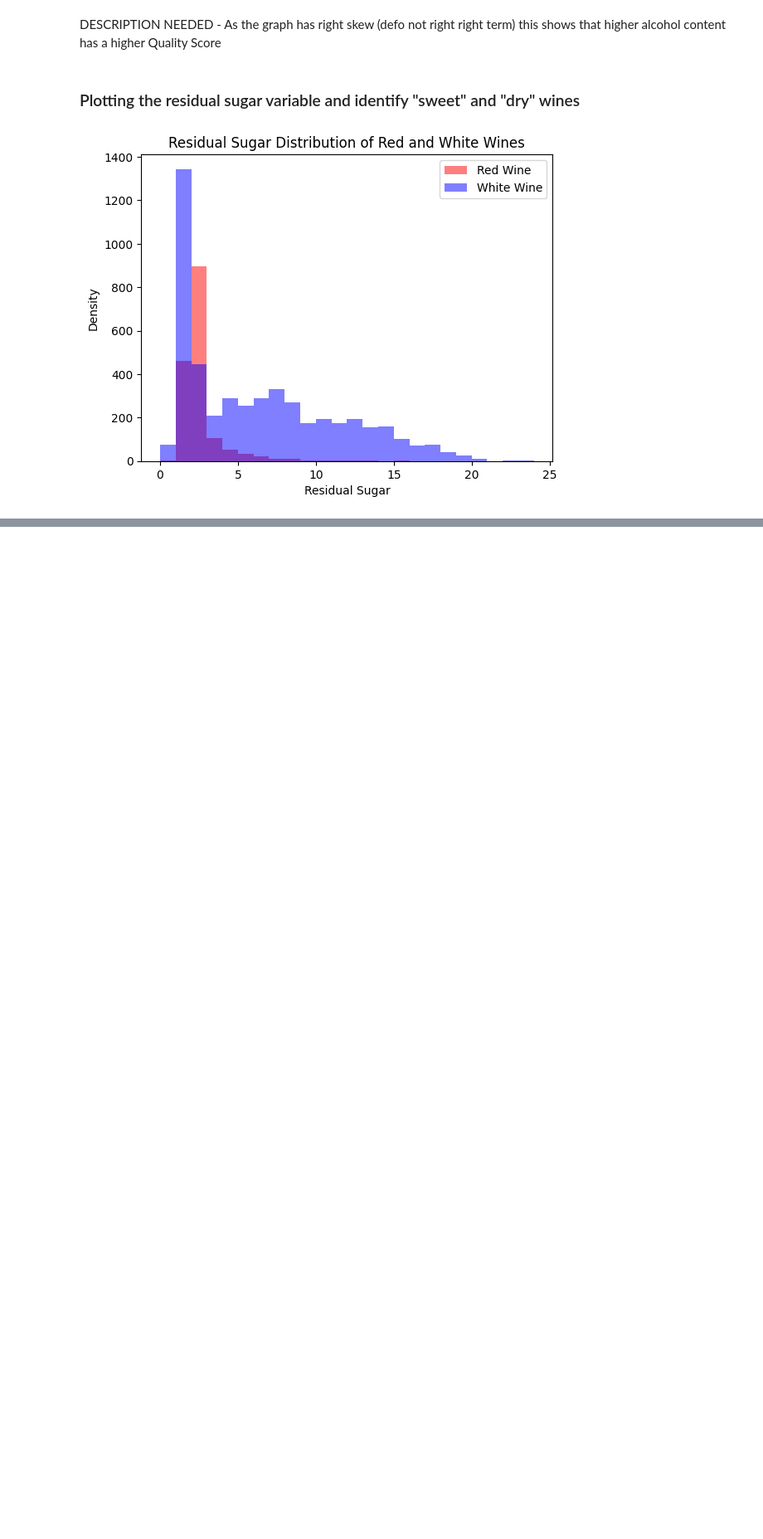
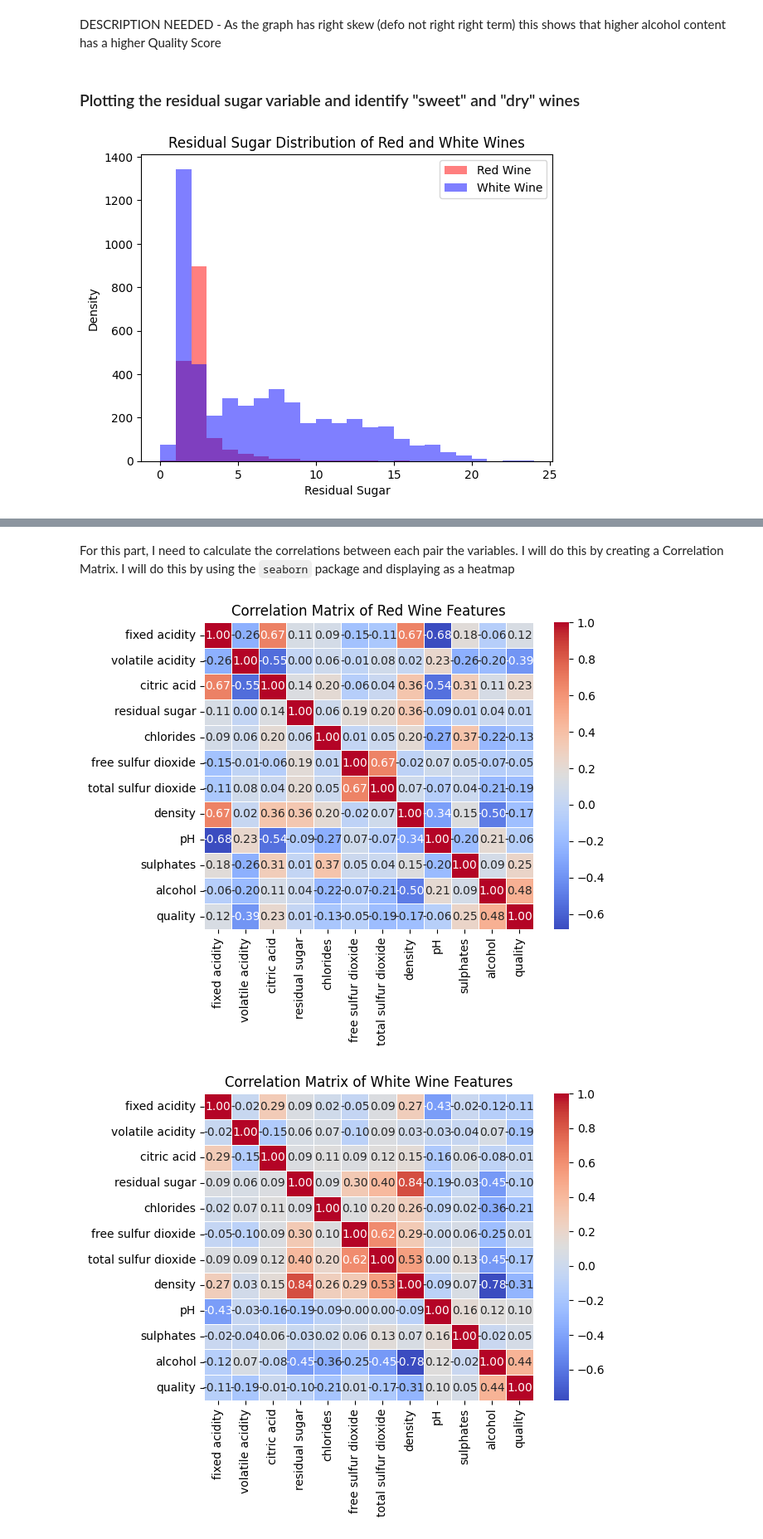
Before and after one commit to LeoGaunt/csc2034_DataScience_WineQuality, a Jupyter notebook: Wine_Quality.ipynb, the cells around one changed output, grey strips where cells are left out. Shown at 83% size. Cells and saved outputs as stored; diff of their text form; code cells hidden in the pictures; blank space fills up the shorter version.

```diff
--- a/Wine_Quality.ipynb
+++ b/Wine_Quality.ipynb
@@ -157,0 +186,17 @@ Defining this now into sweet and dry
+# %% [markdown]
+For this part, I need to calculate the correlations between each pair the variables. I will do this by creating a Correlation Matrix. I will do this by using the `seaborn` package and displaying as a heatmap
+# %%
+import seaborn as sns
+
+corr_matrix_red = red_wine.corr(numeric_only=True) # NEED TO CHOOSE WHICH RANK COEFF TO USE
+sns.heatmap(corr_matrix_red, annot=True, cmap="coolwarm", fmt=".2f", linewidths=0.5)
+plt.title("Correlation Matrix of Red Wine Features")
+plt.show()
+
+corr_matrix_white = white_wine.corr(numeric_only=True) # NEED TO CHOOSE WHICH RANK COEFF TO USE
+sns.heatmap(corr_matrix_white, annot=True, cmap="coolwarm", fmt=".2f", linewidths=0.5)
+plt.title("Correlation Matrix of White Wine Features")
+plt.show()
+# %% [output]
+[figure, added]
+[figure, added]
```
Also changed, not shown: parts of 9 cells of this notebook.
